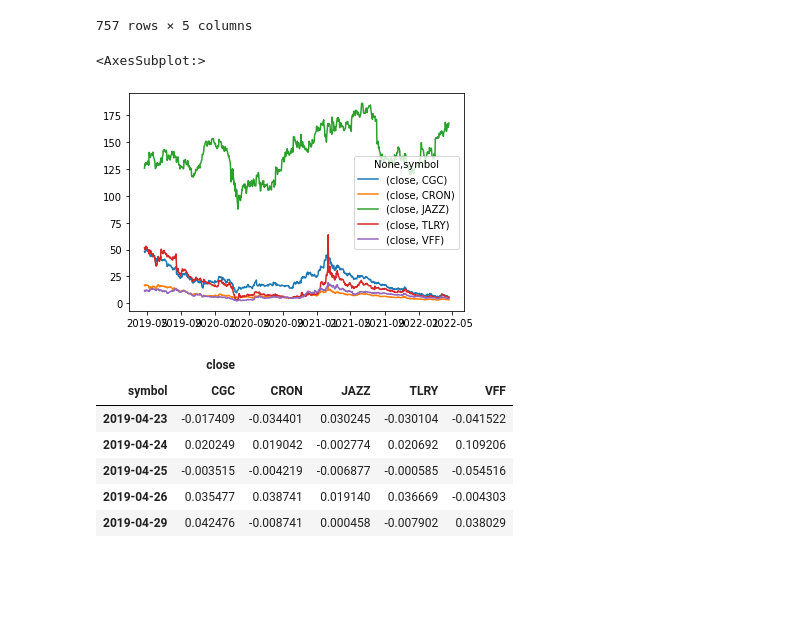
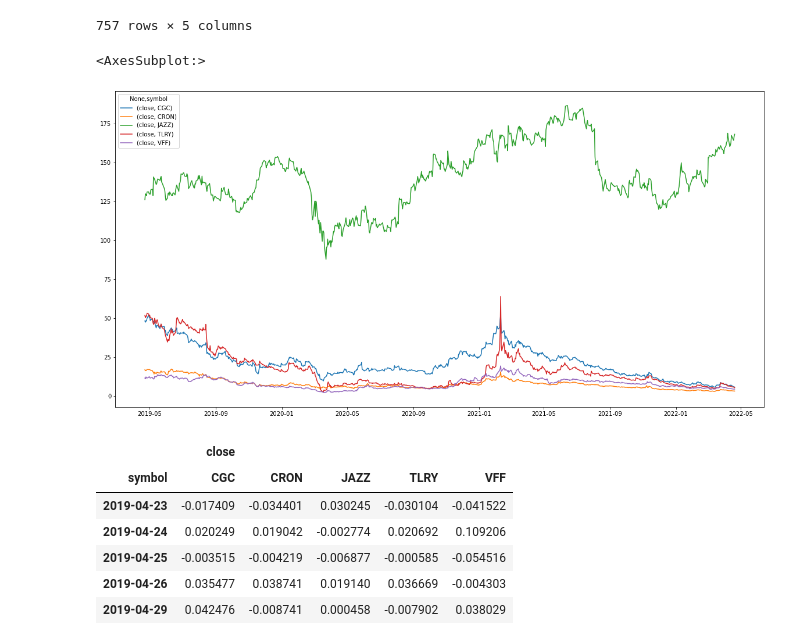
Before and after one commit to themichaelfoley/MKJ_FinTech_Project_1, a Jupyter notebook: Team3_Project1-2.ipynb, the cells around one changed output. Cells and saved outputs as stored; diff of their text form; code cells hidden in the pictures; blank space fills up the shorter version.

```diff
--- a/Team3_Project1-2.ipynb
+++ b/Team3_Project1-2.ipynb
@@ -199,8 +280,8 @@ cann_close_prices
 | 2022-04-20 | 5.73 | 3.21 | 168.00 | 5.41 | 4.45 |
 757 rows × 5 columns
 # %%
-cann_close_prices.plot()
+cann_close_prices.plot(figsize=(20,10))
 # %% [output]
 <AxesSubplot:>
-[figure, old version]
+[figure, new version]
 # %%
```
Also changed, not shown: parts of 35 cells of this notebook, 1 other file.
